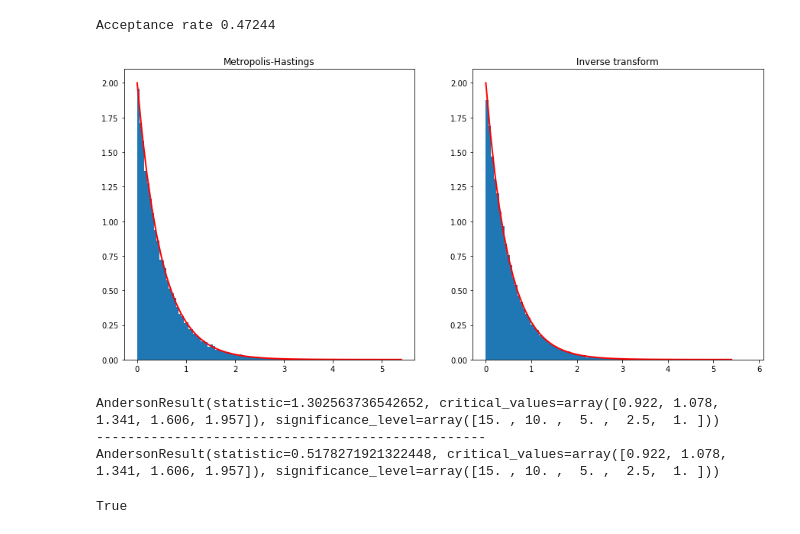
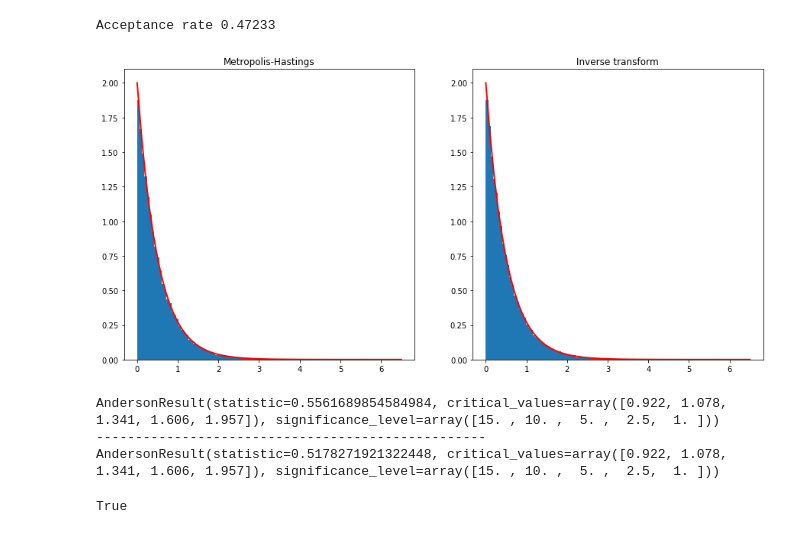
Before and after one commit to Jsos17/Monte_Carlo, a Jupyter notebook: MH-sampler_exponential.ipynb, the cells around one changed output. Saved outputs shown, nothing was run; the diff lists cells and outputs as text; code cells hidden in the pictures.

```diff
--- a/MH-sampler_exponential.ipynb
+++ b/MH-sampler_exponential.ipynb
@@ -4,14 +4,14 @@ from numpy.random import RandomState
 import matplotlib.pyplot as plt
 from scipy import stats
 
-def metropolis_algorithm(uniform_rng, chain_start, n, logtarget, candidate_generating_density):
+def metropolis_algorithm(rng, chain_start, n, logtarget, candidate_generating_density):
     x = chain_start
     chain = np.zeros(n)
     accepted = 0
     for i in range(n):
         candidate = candidate_generating_density(x)
         if candidate >= 0:
-            if np.log(uniform_rng.uniform()) < logtarget(candidate) - logtarget(x):
+            if np.log(rng.uniform()) < logtarget(candidate) - logtarget(x):
                 x = candidate
                 accepted += 1
 
@@ -20,46 +20,46 @@ def metropolis_algorithm(uniform_rng, chain_start, n, logtarget, candidate_gener
     print(f"Acceptance rate {accepted/n}")
     return chain
 # %%
-uniform_rng = RandomState(1729)
-proposal_rng = RandomState(2)
+rng = RandomState(1729)
 
-n = 100000
+n = 10_00_000
 param = 2
 log_exponential = lambda x: np.log(param) - param * x
-candidate_generating_density = lambda x: x + 0.60 * proposal_rng.normal()
-chain = metropolis_algorithm(uniform_rng, (1/param), n, log_exponential, candidate_generating_density)
-chain_after_burn_in = chain[chain.size // 2:]
+candidate_generating_density = lambda x: x + 0.60 * rng.normal()
+chain = metropolis_algorithm(rng, (1/param), n, log_exponential, candidate_generating_density)
+chain = chain[chain.size // 2:]
+chain = chain[::10]
 
 ##########################################################################################
-uniform_rng_2 = RandomState(88)
-exponential_rvs = -(1 / param) * np.log(1 - uniform_rng_2.rand(chain_after_burn_in.size))
+rng_2 = RandomState(88)
+exponential_rvs = -(1 / param) * np.log(1 - rng_2.rand(chain.size))
 ##########################################################################################
 
 fig, ax = plt.subplots(1, 2)
 fig.set_figheight(7)
 fig.set_figwidth(15)
 width = 2
 bins = 100
-x = np.arange(0, max(chain_after_burn_in) + 0.5, 0.1)
+x = np.arange(0, max(chain) + 0.5, 0.1)
 
-ax[0].hist(chain_after_burn_in, bins, density=True)
+ax[0].hist(chain, bins, density=True)
 ax[0].plot(x, param * np.exp(-param * x), linewidth=width, color="red")
 ax[0].set_title("Metropolis-Hastings")
 
 ax[1].hist(exponential_rvs, bins, density=True)
 ax[1].plot(x, param * np.exp(-param * x), linewidth=width, color="red")
 ax[1].set_title("Inverse transform")
 
 plt.show()
 # %% [output]
-Acceptance rate 0.47244
+Acceptance rate 0.47233
-[figure, old version]
+[figure, new version]
 # %%
-print(stats.anderson(chain_after_burn_in, dist="expon"))
+print(stats.anderson(chain, dist="expon"))
 print("--------------------------------------------------")
 print(stats.anderson(exponential_rvs, dist="expon"))
 # %% [output]
-AndersonResult(statistic=1.302563736542652, critical_values=array([0.922, 1.078, 1.341, 1.606, 1.957]), significance_level=array([15. , 10. ,  5. ,  2.5,  1. ]))
+AndersonResult(statistic=0.5561689854584984, critical_values=array([0.922, 1.078, 1.341, 1.606, 1.957]), significance_level=array([15. , 10. ,  5. ,  2.5,  1. ]))
 --------------------------------------------------
 AndersonResult(statistic=0.5178271921322448, critical_values=array([0.922, 1.078, 1.341, 1.606, 1.957]), significance_level=array([15. , 10. ,  5. ,  2.5,  1. ]))
 # %%
```
Also changed, not shown: 3 other files.
